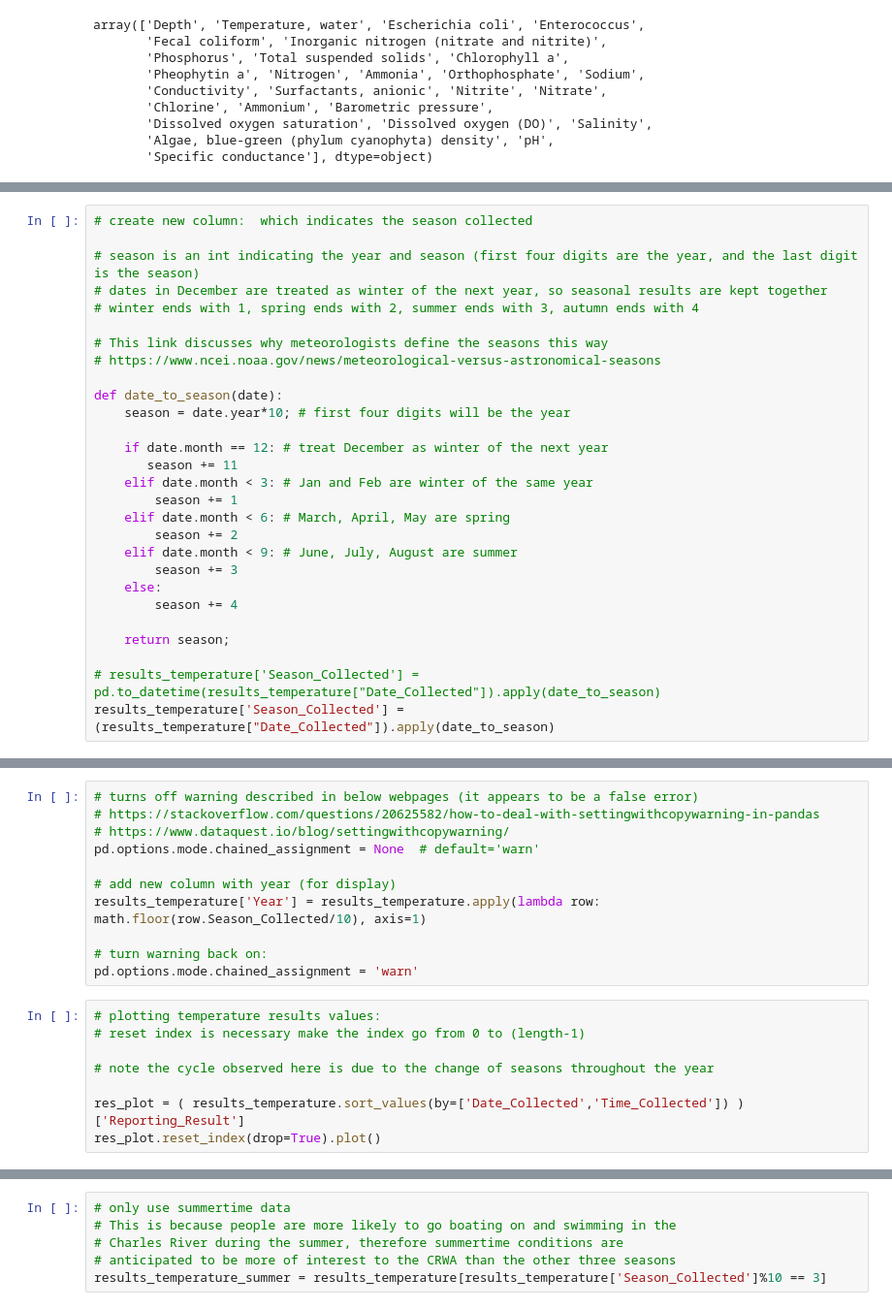
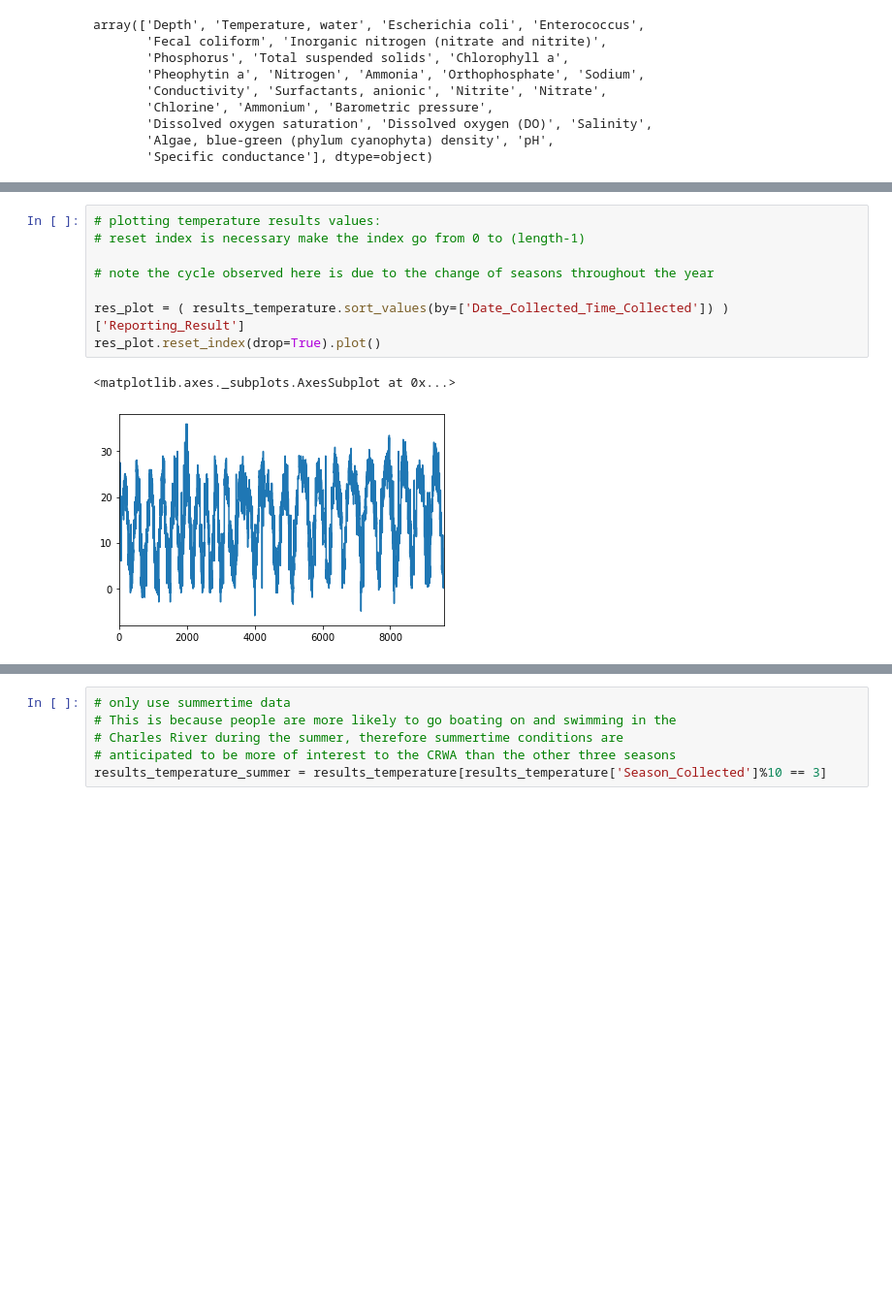
Before and after one commit to codeforboston/safe-water, a Jupyter notebook: projects/crwa/notebooks/lstaples-eda.ipynb, the cells around one changed output, grey strips where cells are left out. Shown at 97% size. Saved outputs shown, nothing was run; the diff lists cells and outputs as text; blank space fills up the shorter version.

```diff
--- a/projects/crwa/notebooks/lstaples-eda.ipynb
+++ b/projects/crwa/notebooks/lstaples-eda.ipynb
@@ -132,31 +121,3 @@ ValueError: ('Unknown string format:', '2010-07-07 nan')
-# %%
-# create new column:  which indicates the season collected
-
-# season is an int indicating the year and season (first four digits are the year, and the last digit is the season)
-# dates in December are treated as winter of the next year, so seasonal results are kept together
-# winter ends with 1, spring ends with 2, summer ends with 3, autumn ends with 4
-
-# This link discusses why meteorologists define the seasons this way
-# https://www.ncei.noaa.gov/news/meteorological-versus-astronomical-seasons
-
-def date_to_season(date):
-    season = date.year*10; # first four digits will be the year
-
-    if date.month == 12: # treat December as winter of the next year
-       season += 11
-    elif date.month < 3: # Jan and Feb are winter of the same year
-        season += 1
-    elif date.month < 6: # March, April, May are spring
-        season += 2
-    elif date.month < 9: # June, July, August are summer
-        season += 3
-    else:
-        season += 4
-
-    return season;
-
-# results_temperature['Season_Collected'] = pd.to_datetime(results_temperature["Date_Collected"]).apply(date_to_season)
-results_temperature['Season_Collected'] = (results_temperature["Date_Collected"]).apply(date_to_season)
 # %%
 # research only
 
@@ -166,20 +139,12 @@ np.sort( results_temperature['Season_Collected'].unique() )
-# %%
-# turns off warning described in below webpages (it appears to be a false error)
-# https://stackoverflow.com/questions/20625582/how-to-deal-with-settingwithcopywarning-in-pandas
-# https://www.dataquest.io/blog/settingwithcopywarning/
-pd.options.mode.chained_assignment = None  # default='warn'
-
-# add new column with year (for display)
-results_temperature['Year'] = results_temperature.apply(lambda row: math.floor(row.Season_Collected/10), axis=1)
-
-# turn warning back on:
-pd.options.mode.chained_assignment = 'warn'
 # %%
 # plotting temperature results values:
 # reset index is necessary make the index go from 0 to (length-1)
 
 # note the cycle observed here is due to the change of seasons throughout the year
 
-res_plot = ( results_temperature.sort_values(by=['Date_Collected','Time_Collected']) )['Reporting_Result']
+res_plot = ( results_temperature.sort_values(by=['Date_Collected_Time_Collected']) )['Reporting_Result']
 res_plot.reset_index(drop=True).plot()
+# %% [output]
+<matplotlib.axes._subplots.AxesSubplot at 0x...>
+[figure, added]
 # %%
```
Also changed, not shown: parts of 28 cells of this notebook.
